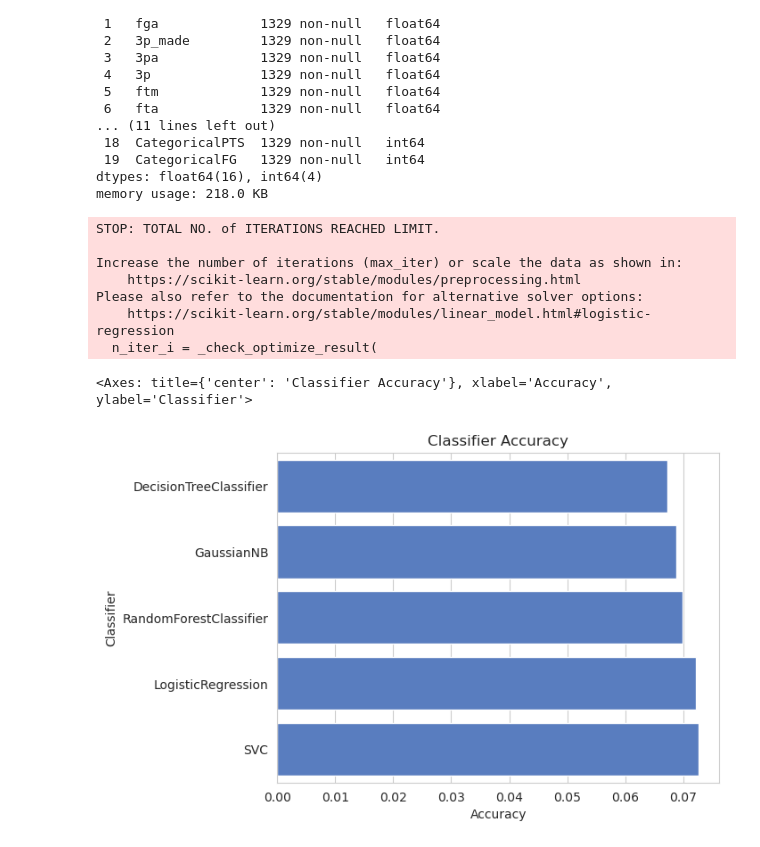
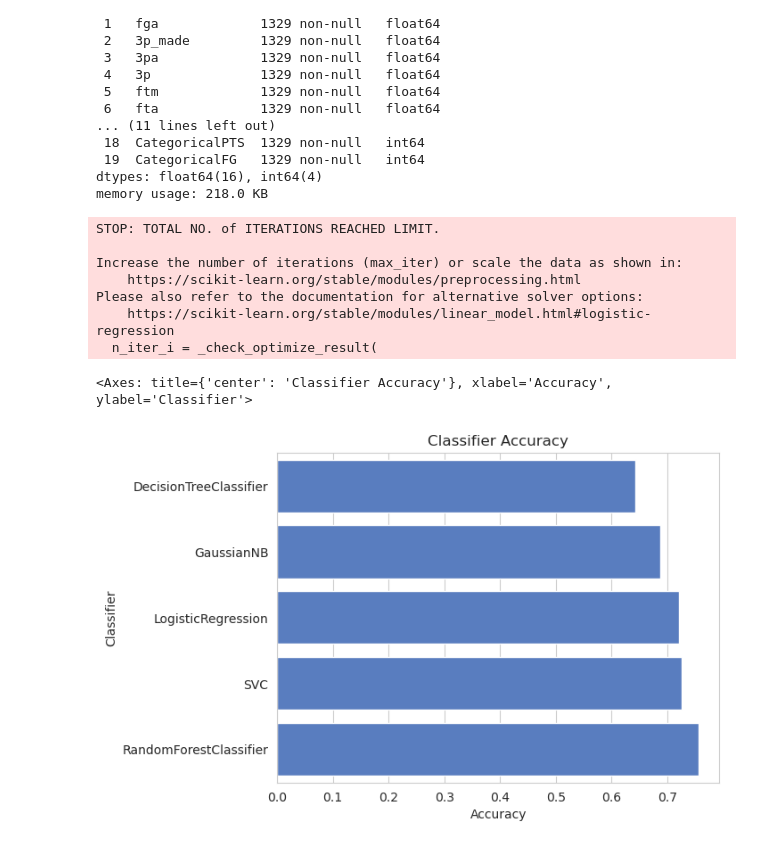
Before and after one commit to Vladyka787/KursachML, a Jupyter notebook: notebook/main.ipynb, the cells around one changed output. Cells and saved outputs as stored; diff of their text form; code cells hidden in the pictures.

```diff
--- a/notebook/main.ipynb
+++ b/notebook/main.ipynb
@@ -293,35 +293,34 @@ X_train, X_test, y_train, y_test = train_test_split(X, y, test_size = 0.2, rando
 acc_dict = {}
 
 for clf in classifiers:
 	name = clf.__class__.__name__
 	clf.fit(X_train, y_train)
 	train_predictions = clf.predict(X_test)
 	acc = accuracy_score(y_test, train_predictions)
 	if name in acc_dict:
 		acc_dict[name] += acc
 	else:
 		acc_dict[name] = acc
 
 for clf in acc_dict:
-	acc_dict[clf] = acc_dict[clf] / 10.0
 	log_entry = pd.DataFrame([[clf, acc_dict[clf]]], columns=log_cols)
 	log = log.append(log_entry)
 
 plt.xlabel('Accuracy')
 plt.title('Classifier Accuracy')
 
 sns.set_color_codes("muted")
 sns.barplot(x='Accuracy', y='Classifier', data=log.sort_values(by='Accuracy'), color="b")
 # %% [output]
 STOP: TOTAL NO. of ITERATIONS REACHED LIMIT.
 
 Increase the number of iterations (max_iter) or scale the data as shown in:
     https://scikit-learn.org/stable/modules/preprocessing.html
 Please also refer to the documentation for alternative solver options:
     https://scikit-learn.org/stable/modules/linear_model.html#logistic-regression
   n_iter_i = _check_optimize_result(
 <Axes: title={'center': 'Classifier Accuracy'}, xlabel='Accuracy', ylabel='Classifier'>
-[figure, old version]
+[figure, new version]
 # %%
 import matplotlib.pyplot as plt
 import seaborn as sns
```
Also changed, not shown: parts of 2 cells of this notebook.
